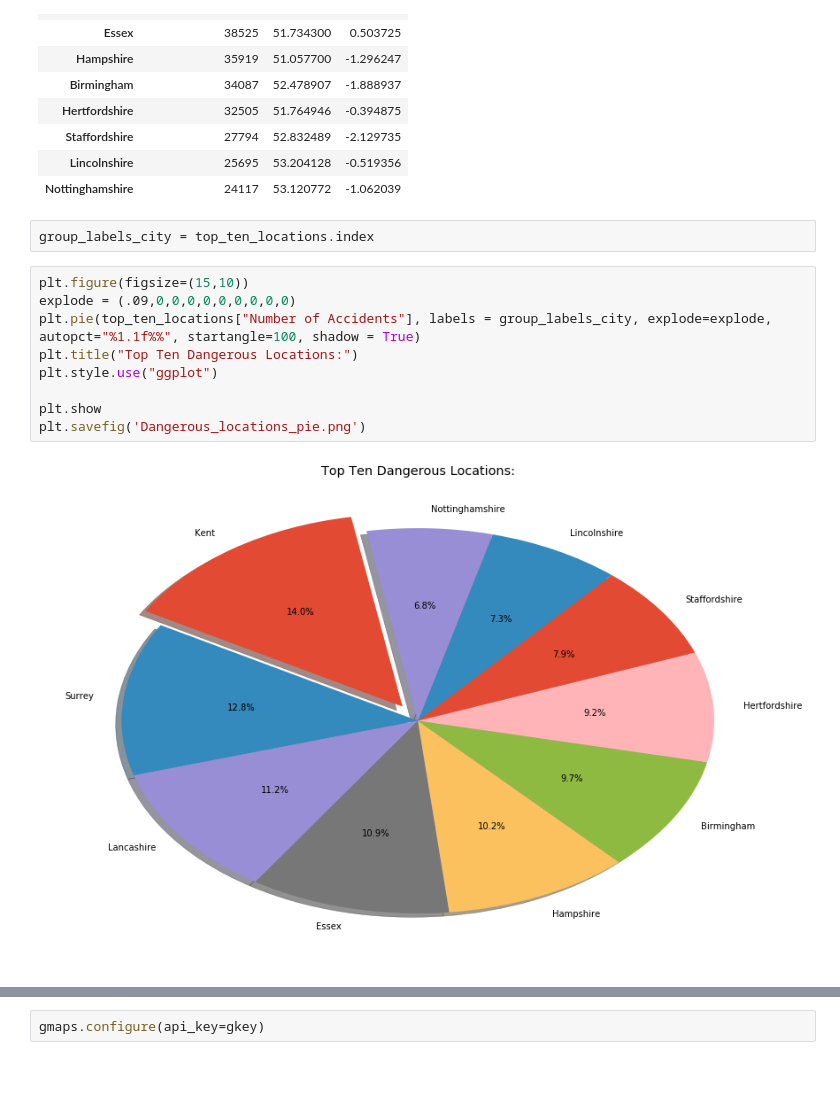
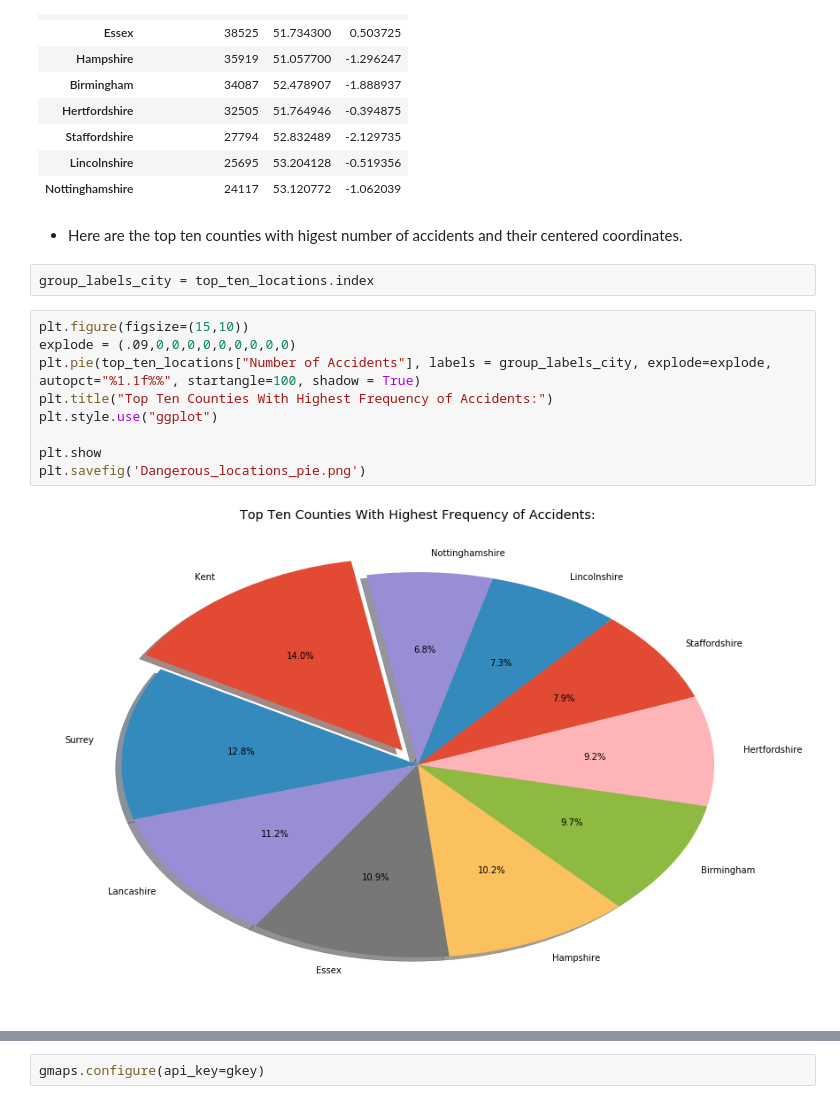
Before and after one commit to baybailz/Project-One-UNCC-Bootcamp, a Jupyter notebook: Code/bailey_final.ipynb, the cells around one changed output, grey strips where cells are left out. Cells and saved outputs as stored; diff of their text form; blank space fills up the shorter version.

```diff
--- a/Code/bailey_cleaning.ipynb
+++ b/Code/bailey_final.ipynb
@@ -623,16 +613,18 @@ top_ten_locations.head(10)
 | Staffordshire | 27794 | 52.832489 | -2.129735 |
 | Lincolnshire | 25695 | 53.204128 | -0.519356 |
 | Nottinghamshire | 24117 | 53.120772 | -1.062039 |
+# %% [markdown]
+* Here are the top ten counties with higest number of accidents and their centered coordinates.
 # %%
 group_labels_city = top_ten_locations.index
 # %%
 plt.figure(figsize=(15,10))
 explode = (.09,0,0,0,0,0,0,0,0,0)
 plt.pie(top_ten_locations["Number of Accidents"], labels = group_labels_city, explode=explode, autopct="%1.1f%%", startangle=100, shadow = True)
-plt.title("Top Ten Dangerous Locations:")
+plt.title("Top Ten Counties With Highest Frequency of Accidents:")
 plt.style.use("ggplot")
 
 plt.show
 plt.savefig('Dangerous_locations_pie.png')
 # %% [output]
-[figure, old version]
+[figure, new version]
```
Also changed, not shown: parts of 39 cells of this notebook, 3 other files.
